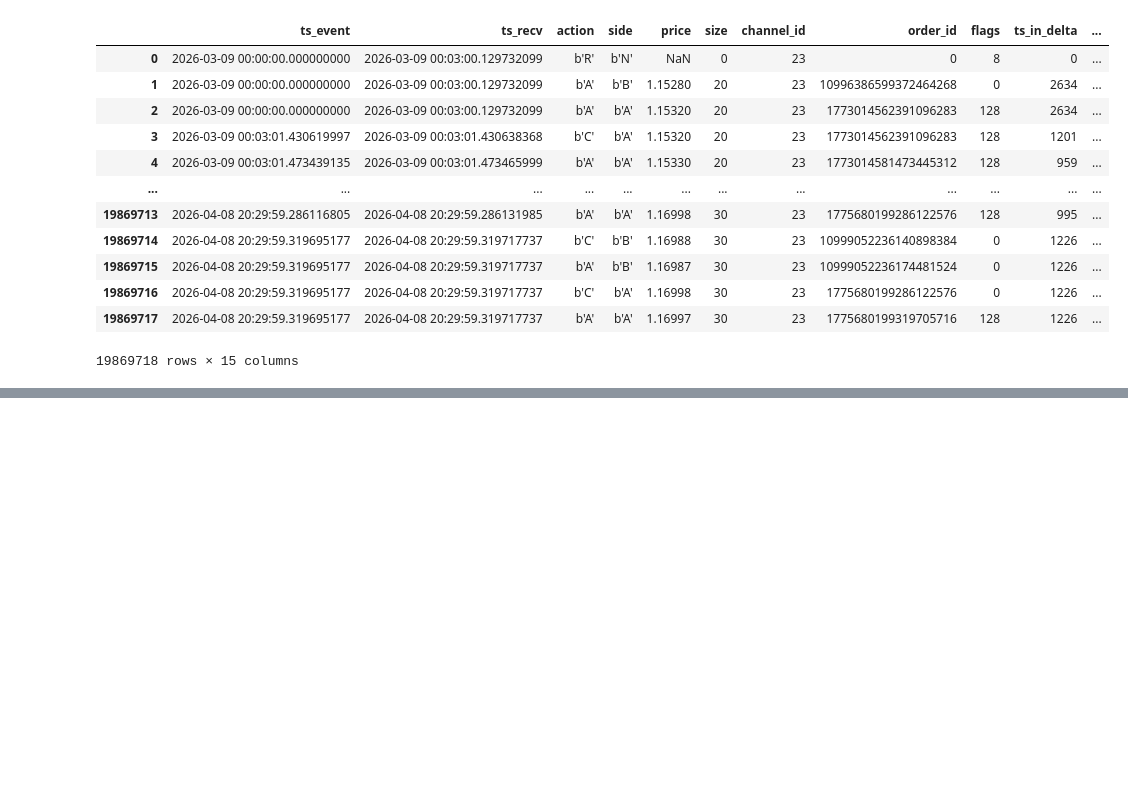
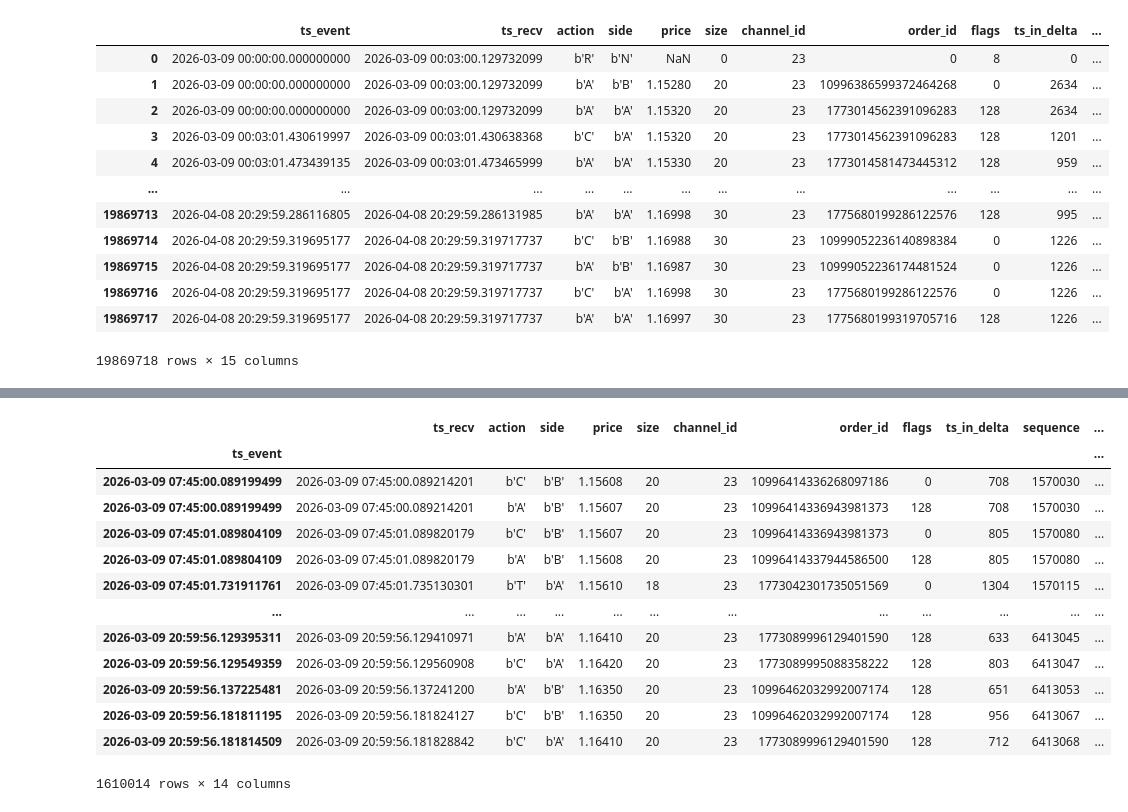
Before and after one commit to cmf-team/back-tester-2026, a Jupyter notebook: scripts/convert.XEUR.ipynb, the cells around one changed output, grey strips where cells are left out. Saved outputs shown, nothing was run; the diff lists cells and outputs as text; code cells hidden in the pictures; blank space fills up the shorter version.

```diff
--- a/scripts/convert.XEUR.ipynb
+++ b/scripts/convert.XEUR.ipynb
@@ -253,0 +304,17 @@ Fut.symbol.value_counts()
+# %%
+F.loc['2026-03-09 07:45:00':]
+# %% [output]
+|  | ts_recv | action | side | price | size | channel_id | order_id | flags | ts_in_delta | sequence | ... |
+| ts_event |  |  |  |  |  |  |  |  |  |  | ... |
+| 2026-03-09 07:45:00.089199499 | 2026-03-09 07:45:00.089214201 | b'C' | b'B' | 1.15608 | 20 | 23 | 10996414336268097186 | 0 | 708 | 1570030 | ... |
+| 2026-03-09 07:45:00.089199499 | 2026-03-09 07:45:00.089214201 | b'A' | b'B' | 1.15607 | 20 | 23 | 10996414336943981373 | 128 | 708 | 1570030 | ... |
+| 2026-03-09 07:45:01.089804109 | 2026-03-09 07:45:01.089820179 | b'C' | b'B' | 1.15607 | 20 | 23 | 10996414336943981373 | 0 | 805 | 1570080 | ... |
+| 2026-03-09 07:45:01.089804109 | 2026-03-09 07:45:01.089820179 | b'A' | b'B' | 1.15608 | 20 | 23 | 10996414337944586500 | 128 | 805 | 1570080 | ... |
+| 2026-03-09 07:45:01.731911761 | 2026-03-09 07:45:01.735130301 | b'T' | b'A' | 1.15610 | 18 | 23 | 1773042301735051569 | 0 | 1304 | 1570115 | ... |
+| ... | ... | ... | ... | ... | ... | ... | ... | ... | ... | ... | ... |
+| 2026-03-09 20:59:56.129395311 | 2026-03-09 20:59:56.129410971 | b'A' | b'A' | 1.16410 | 20 | 23 | 1773089996129401590 | 128 | 633 | 6413045 | ... |
+| 2026-03-09 20:59:56.129549359 | 2026-03-09 20:59:56.129560908 | b'C' | b'A' | 1.16420 | 20 | 23 | 1773089995088358222 | 128 | 803 | 6413047 | ... |
+| 2026-03-09 20:59:56.137225481 | 2026-03-09 20:59:56.137241200 | b'A' | b'B' | 1.16350 | 20 | 23 | 10996462032992007174 | 128 | 651 | 6413053 | ... |
+| 2026-03-09 20:59:56.181811195 | 2026-03-09 20:59:56.181824127 | b'C' | b'B' | 1.16350 | 20 | 23 | 10996462032992007174 | 128 | 956 | 6413067 | ... |
+| 2026-03-09 20:59:56.181814509 | 2026-03-09 20:59:56.181828842 | b'C' | b'A' | 1.16410 | 20 | 23 | 1773089996129401590 | 128 | 712 | 6413068 | ... |
+1610014 rows × 14 columns
```
Also changed, not shown: parts of 16 cells of this notebook, 8 other files.
